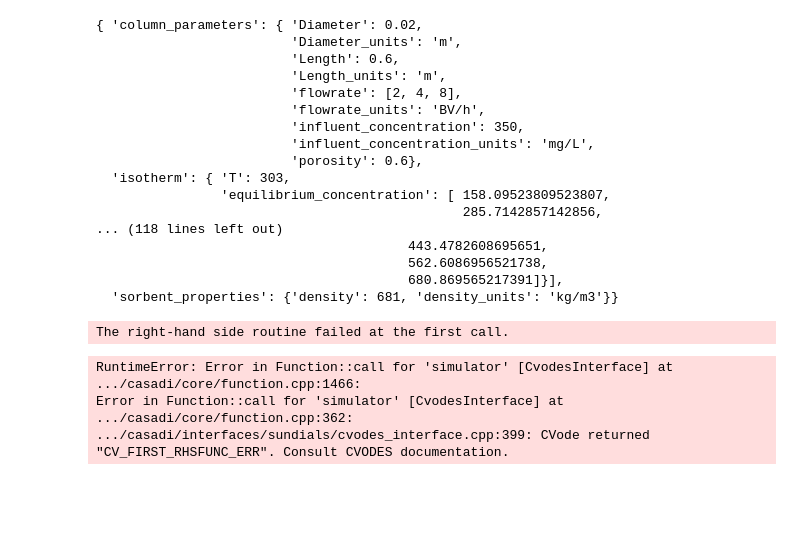
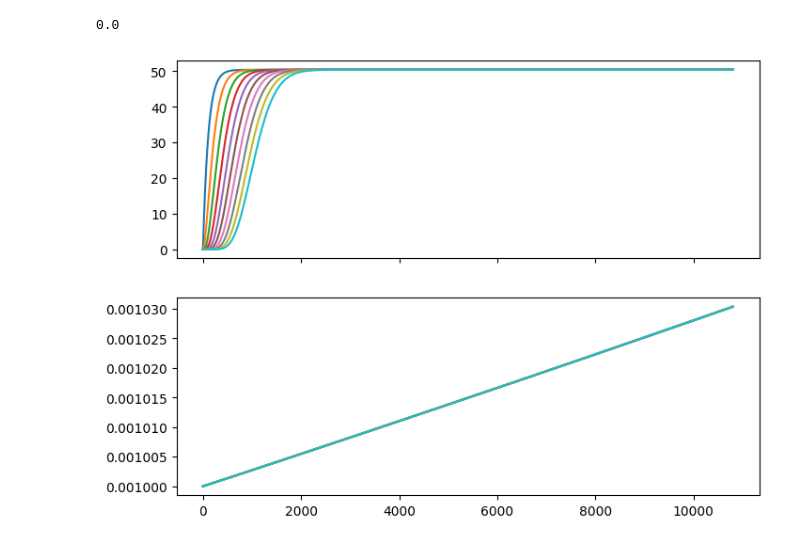
Before and after one commit to JanCas/AdsorbentColumnModeling, a Jupyter notebook: ads_column.ipynb, the cells around one changed output. Saved outputs shown, nothing was run; the diff lists cells and outputs as text; code cells hidden in the pictures; blank space fills up the shorter version.

```diff
--- a/ads_column.ipynb
+++ b/ads_column.ipynb
@@ -33,26 +35,10 @@ def model(num_nodes: int, study: Study) -> do_mpc.model.Model:
     return model
 # %%
 s = Study.from_json('LiteratureReview/isotherm_kinetics.json', "jiangAdsorptionLithiumIons2020")
+# print(s.column_parameters.influent_concentration_si)
+s.isotherm.isotherm_fit.q_eq_si(50, 303)
+# %% [output]
+0.0
-# %%
-pprint(asdict(s), indent=2)
-# %% [output]
-{ 'column_parameters': { 'Diameter': 0.02,
-                         'Diameter_units': 'm',
-                         'Length': 0.6,
-                         'Length_units': 'm',
-                         'flowrate': [2, 4, 8],
-                         'flowrate_units': 'BV/h',
-                         'influent_concentration': 350,
-                         'influent_concentration_units': 'mg/L',
-                         'porosity': 0.6},
-  'isotherm': { 'T': 303,
-                'equilibrium_concentration': [ 158.09523809523807,
-                                               285.7142857142856,
-... (118 lines left out)
-                                        443.4782608695651,
-                                        562.6086956521738,
-                                        680.869565217391]}],
-  'sorbent_properties': {'density': 681, 'density_units': 'kg/m3'}}
 # %%
 m = model(num_nodes, s)
 # %%
@@ -62,13 +48,16 @@ simulator.set_param(t_step=1.0)  # [s] time step for
 simulator.setup()
 simulator.reset_history()
 
-simulator.x0['C_Li'] = np.zeros((num_nodes,1))
-simulator.x0['n_i'] = np.zeros((num_nodes,1))
+simulator.x0['C_Li'] = np.zeros((num_nodes,1)) + .001
+simulator.x0['n_i'] = np.zeros((num_nodes,1)) + .001
 
 for i in tqdm(range(3*3600)):
     simulator.make_step()  # Advance the simulation by one time step
-# %% [output]
-The right-hand side routine failed at the first call.
-RuntimeError: Error in Function::call for 'simulator' [CvodesInterface] at .../casadi/core/function.cpp:1466:
-Error in Function::call for 'simulator' [CvodesInterface] at .../casadi/core/function.cpp:362:
-.../casadi/interfaces/sundials/cvodes_interface.cpp:399: CVode returned "CV_FIRST_RHSFUNC_ERR". Consult CVODES documentation.
+# %%
+graphics = do_mpc.graphics.Graphics(simulator.data)
+
+fig, ax = plt.subplots(2,1, figsize=(8,6), sharex=True)
+graphics.add_line(var_type='_x', var_name='C_Li', axis=ax[0], label='C_Li (mol/m^3)')
+graphics.add_line(var_type='_x', var_name='n_i', axis=ax[1], label='n_i (mol/kg)')
+# %% [output]
+[figure, added]
```
Also changed, not shown: parts of 2 cells of this notebook, 3 other files.
